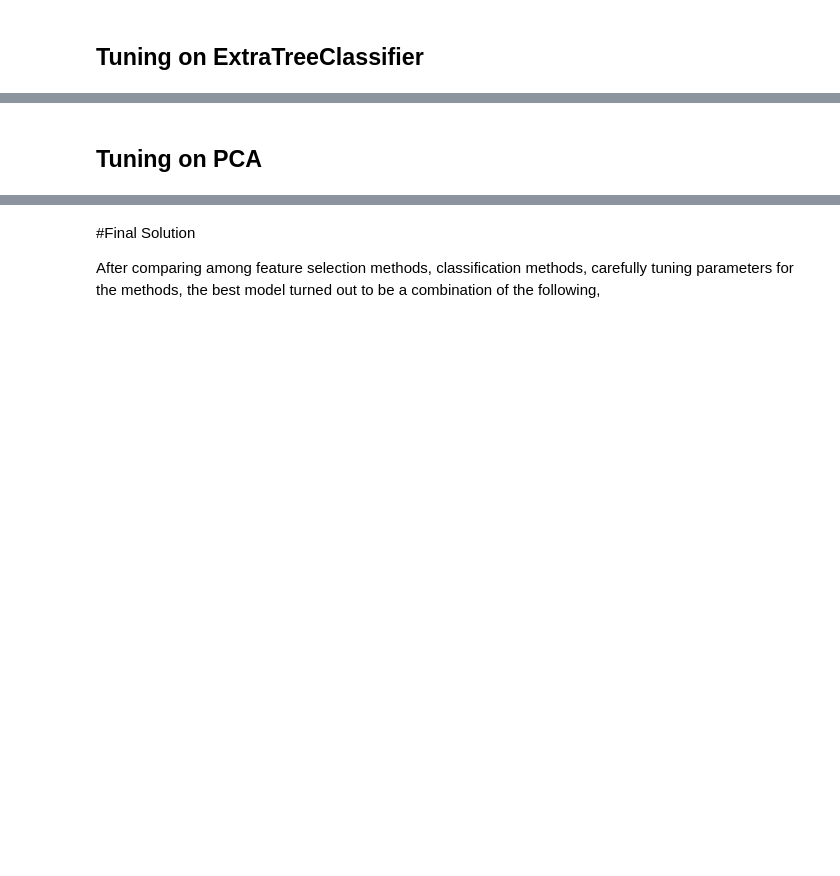
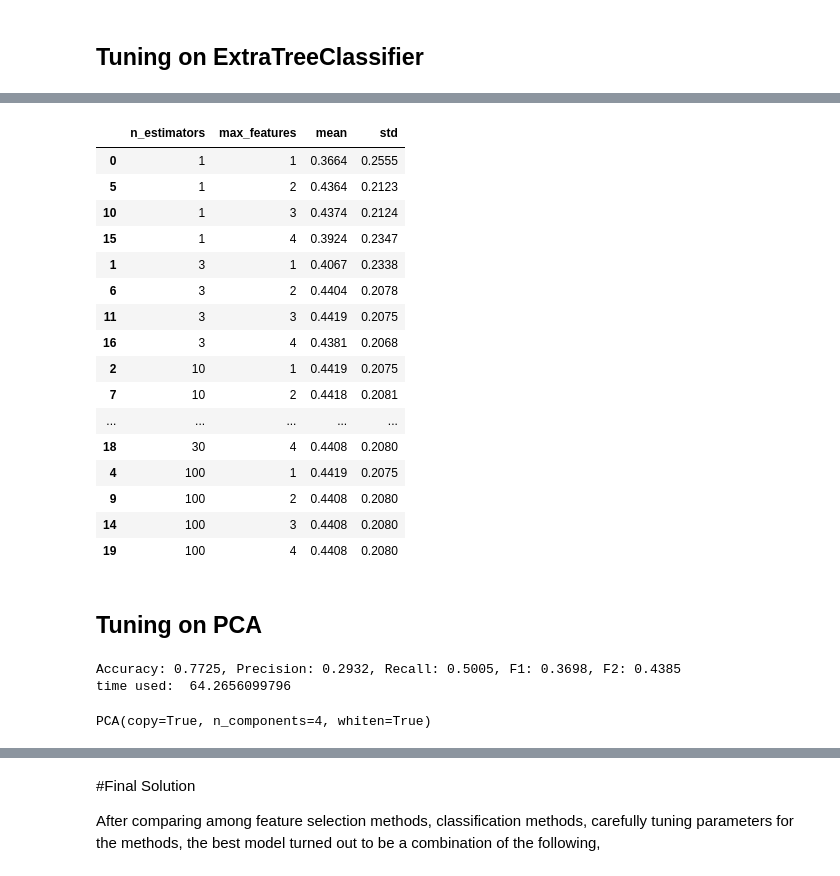
Before and after one commit to yyforyongyu/fraud-detection-enron, a Jupyter notebook: final_project/project_5_machine_learning.ipynb, the cells around one changed output, grey strips where cells are left out. Cells and saved outputs as stored; diff of their text form; code cells hidden in the pictures; blank space fills up the shorter version.

```diff
--- a/final_project/project_5_machine_learning.ipynb
+++ b/final_project/project_5_machine_learning.ipynb
@@ -383,11 +710,11 @@ pca_new.explained_variance_ratio_
 t0 = time()
 
 ### set the parameters
-params_extra_tree = {"extra_tree_with_pca__extra_tree__n_estimators": [1, 3, 10, 30, 100],
-                     "extra_tree_with_pca__extra_tree__max_features": [1, 2, 3, 4, 5, 6, 7, 8, 9, 10]}
+params_extra_tree = {"extra_tree__n_estimators": [1, 3, 10, 30, 100],
+                     "extra_tree__max_features": [1, 2, 3, 4]}
 
 ### fit and search
-estimator = GridSearchCV(pipeline, params_extra_tree, scoring='f1', cv=sss)
+estimator = GridSearchCV(clf, params_extra_tree, scoring='f1', cv=sss)
 estimator.fit(features_train, labels_train)
 
 ### extract scores
@@ -415,3 +748,23 @@ gridScoreReader(score_extra_tree)
+# %%
+gridScoreReader(score_extra_tree).sort(["n_estimators", "max_features"], ascending = [1,1])
+# %% [output]
+|  | n_estimators | max_features | mean | std |
+| 0 | 1 | 1 | 0.3664 | 0.2555 |
+| 5 | 1 | 2 | 0.4364 | 0.2123 |
+| 10 | 1 | 3 | 0.4374 | 0.2124 |
+| 15 | 1 | 4 | 0.3924 | 0.2347 |
+| 1 | 3 | 1 | 0.4067 | 0.2338 |
+| 6 | 3 | 2 | 0.4404 | 0.2078 |
+| 11 | 3 | 3 | 0.4419 | 0.2075 |
+| 16 | 3 | 4 | 0.4381 | 0.2068 |
+| 2 | 10 | 1 | 0.4419 | 0.2075 |
+| 7 | 10 | 2 | 0.4418 | 0.2081 |
+| ... | ... | ... | ... | ... |
+| 18 | 30 | 4 | 0.4408 | 0.2080 |
+| 4 | 100 | 1 | 0.4419 | 0.2075 |
+| 9 | 100 | 2 | 0.4408 | 0.2080 |
+| 14 | 100 | 3 | 0.4408 | 0.2080 |
+| 19 | 100 | 4 | 0.4408 | 0.2080 |
 # %% [markdown]
 ## Tuning on PCA
 # %%
@@ -419,11 +772,11 @@ gridScoreReader(score_extra_tree)
 t0 = time()
 
 ### set the parameters
-params_pca = {"extra_tree_with_pca__pca__n_components": [1, 2, 3, 4, 5, 6, 7, 8, 9, 10, 11, 12, 13, 14, 15],
-              "extra_tree_with_pca__pca__whiten": [True, False]}
+params_pca = {"pca__n_components": [1, 2, 3, 4, 5, 6, 7, 8, 9, 10, 11, 12, 13, 14, 15],
+              "pca__whiten": [True, False]}
 
 ### fit and search
-estimator = GridSearchCV(clf, params_pca, scoring='f1', cv=sss)
+estimator = GridSearchCV(pipeline, params_pca, scoring='f1', cv=sss)
 estimator.fit(features_train, labels_train)
 
 ### extract scores
@@ -436,8 +789,13 @@ clf = estimator.best_estimator_
 crossValidate(data_dict, features_list, clf)
 
 print "time used: ", time() - t0
+# %% [output]
+Accuracy: 0.7725, Precision: 0.2932, Recall: 0.5005, F1: 0.3698, F2: 0.4385
+time used:  64.2656099796
 # %%
 ### check on explained ratio
-clf.steps[1][1].transformer_list[0][1].explained_variance_ratio_
+clf.steps[1][1]
+# %% [output]
+PCA(copy=True, n_components=4, whiten=True)
 # %%
 gridScoreReader(score_pca).sort(["whiten", "n_components"], ascending = [0, 1])
```
Also changed, not shown: parts of 38 cells of this notebook, 6 other files.
